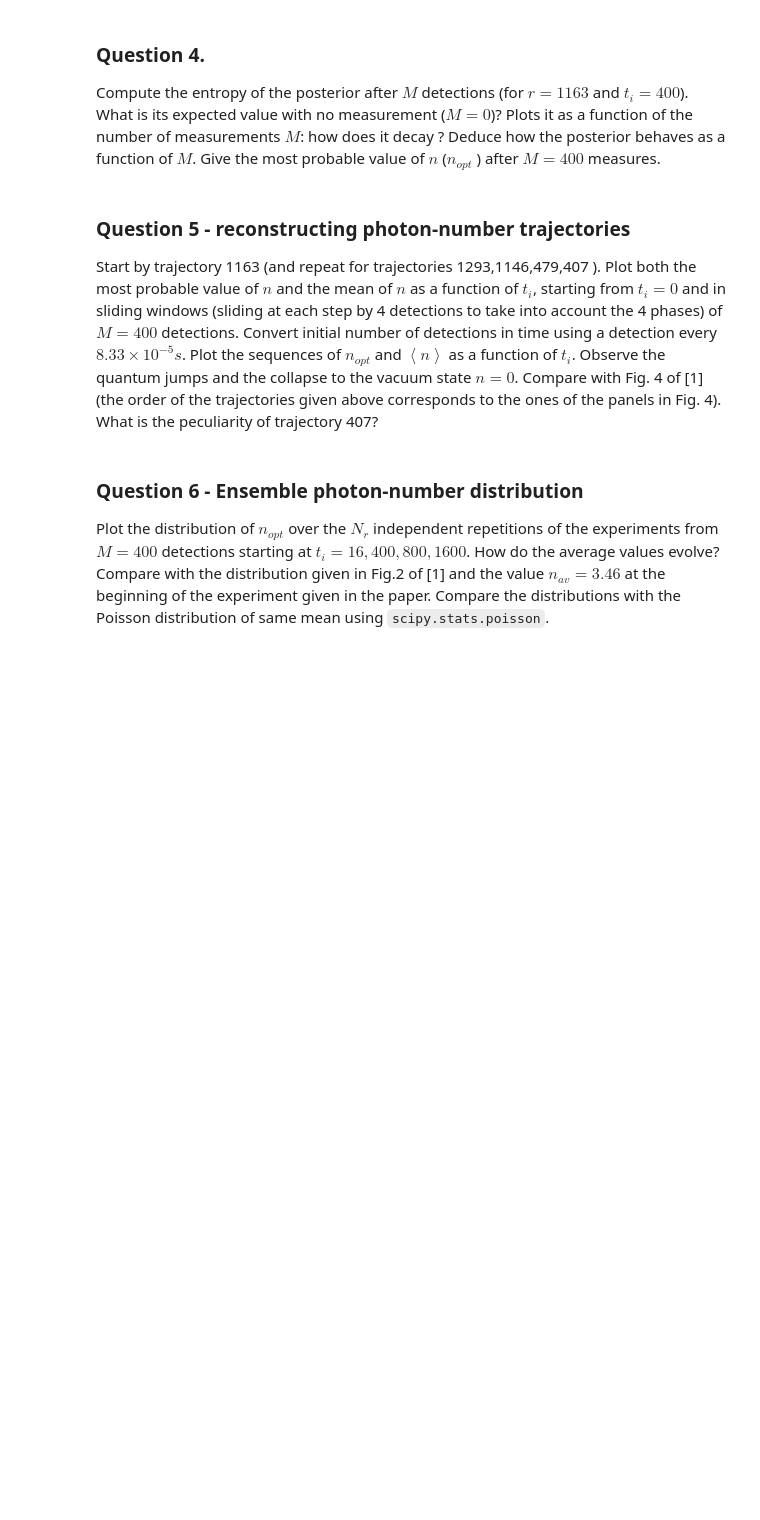
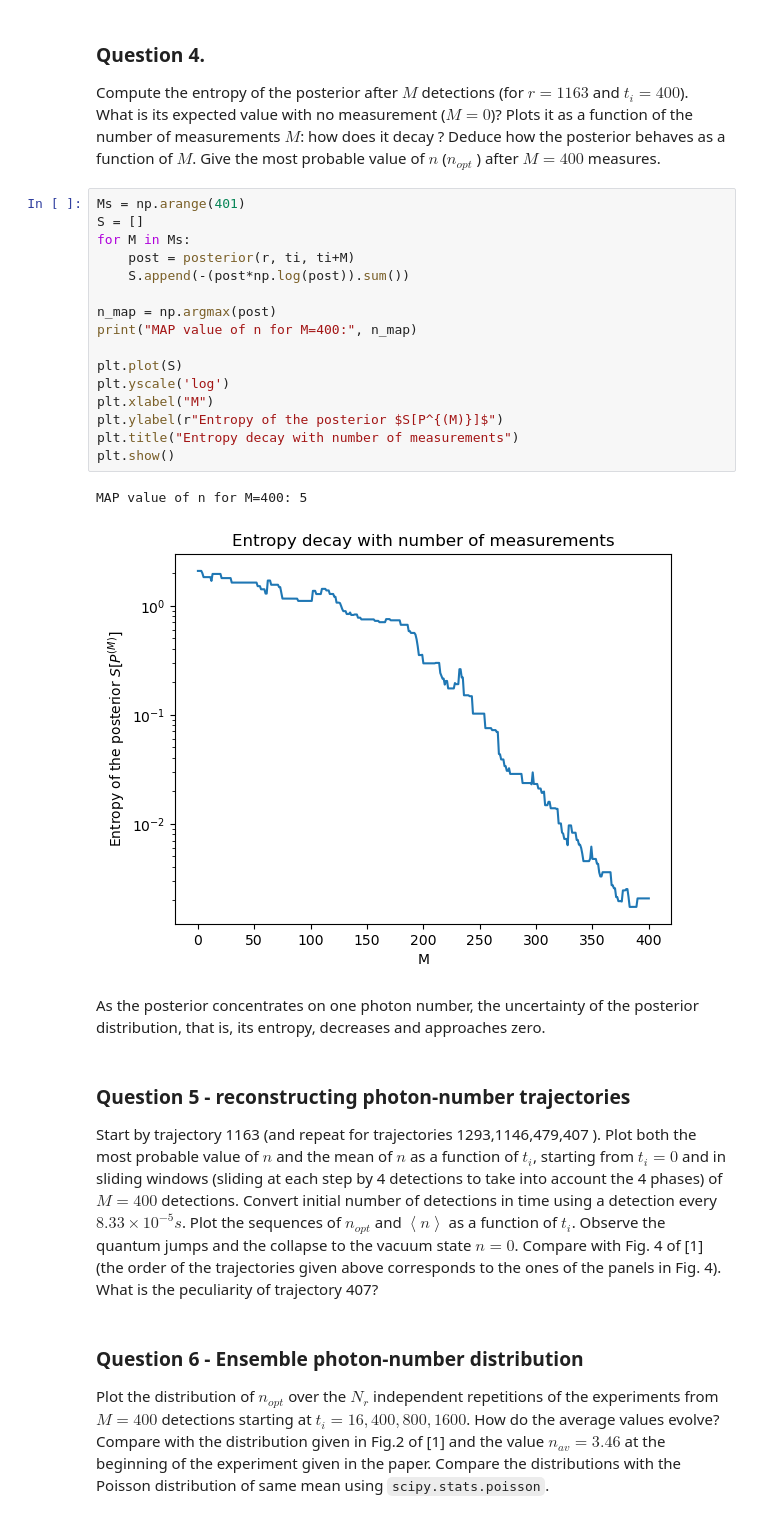
Before and after one commit to Marshhall/Bayesian_QND_Photon_Counting, a Jupyter notebook: QND.ipynb, the cells around one changed output. Drawn from its saved outputs; the diff is of its cells as text; blank space fills up the shorter version.

Commit message:
until entropy

```diff
--- a/QND.ipynb
+++ b/QND.ipynb
@@ -145,6 +241,27 @@ measures $M$. Compare qualitatively to Fig. 2 of [1].
 Compute the entropy of the posterior after $M$ detections (for $r = 1163$ and $t_{i}= 400$). What is its expected value with no measurement ($M = 0$)? Plots it as a function of the number of measurements $M$: how does it decay ? Deduce how the
 posterior behaves as a function of $M$.
 Give the most probable value of $n$ ($n_{opt}$ ) after $M = 400$ measures.
+# %%
+Ms = np.arange(401)
+S = []
+for M in Ms:
+    post = posterior(r, ti, ti+M)
+    S.append(-(post*np.log(post)).sum())
+
+n_map = np.argmax(post)
+print("MAP value of n for M=400:", n_map)
+
+plt.plot(S)
+plt.yscale('log')
+plt.xlabel("M")
+plt.ylabel(r"Entropy of the posterior $S[P^{(M)}]$")
+plt.title("Entropy decay with number of measurements")
+plt.show()
+# %% [output]
+MAP value of n for M=400: 5
+[figure, added]
+# %% [markdown]
+As the posterior concentrates on one photon number, the uncertainty of the posterior distribution, that is, its entropy, decreases and approaches zero.
 # %% [markdown]
 ### Question 5 - reconstructing photon-number trajectories
 Start by trajectory 1163 (and repeat for trajectories 1293,1146,479,407 ). Plot both the most probable
```
Also changed, not shown: parts of 14 cells of this notebook.
